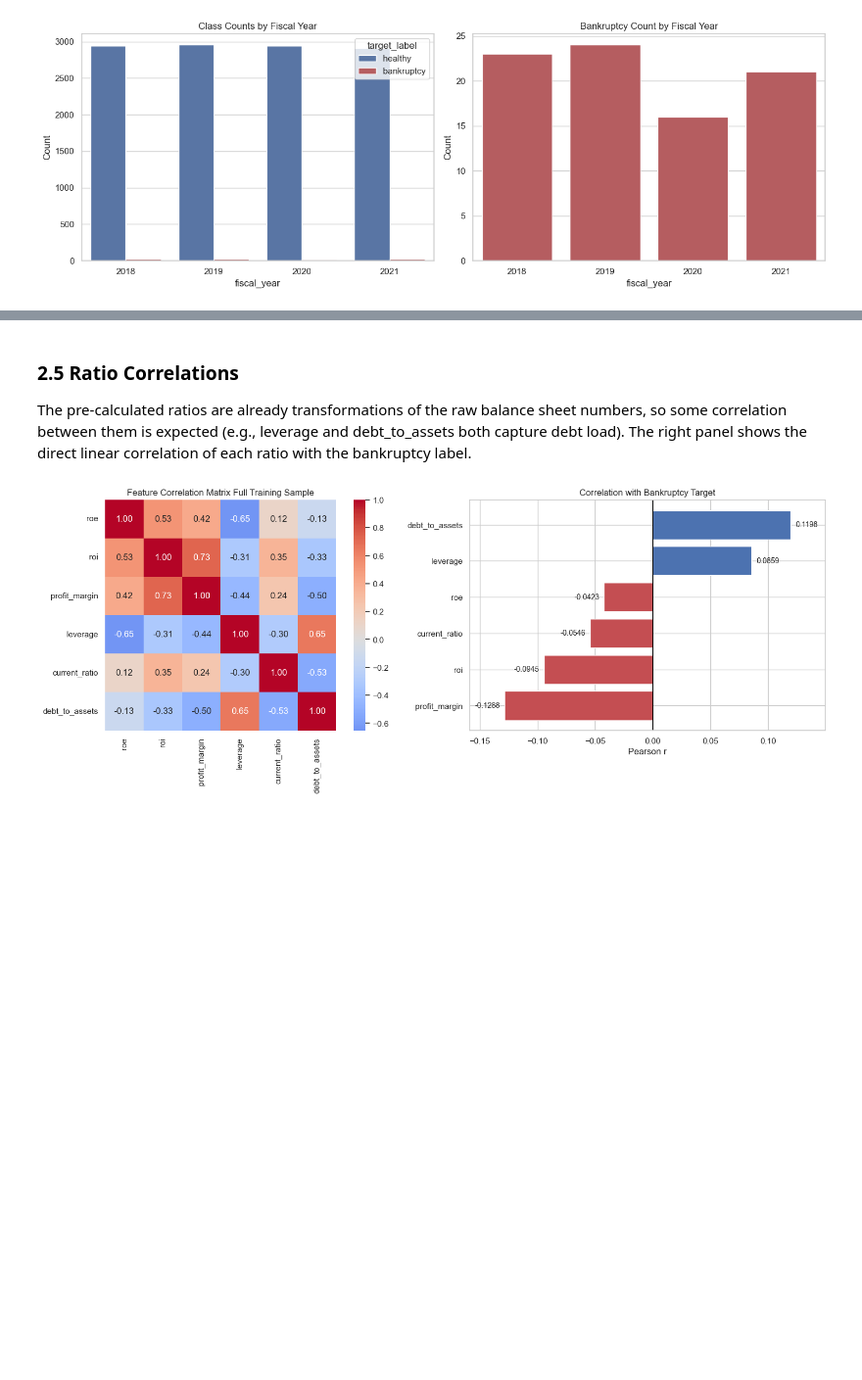
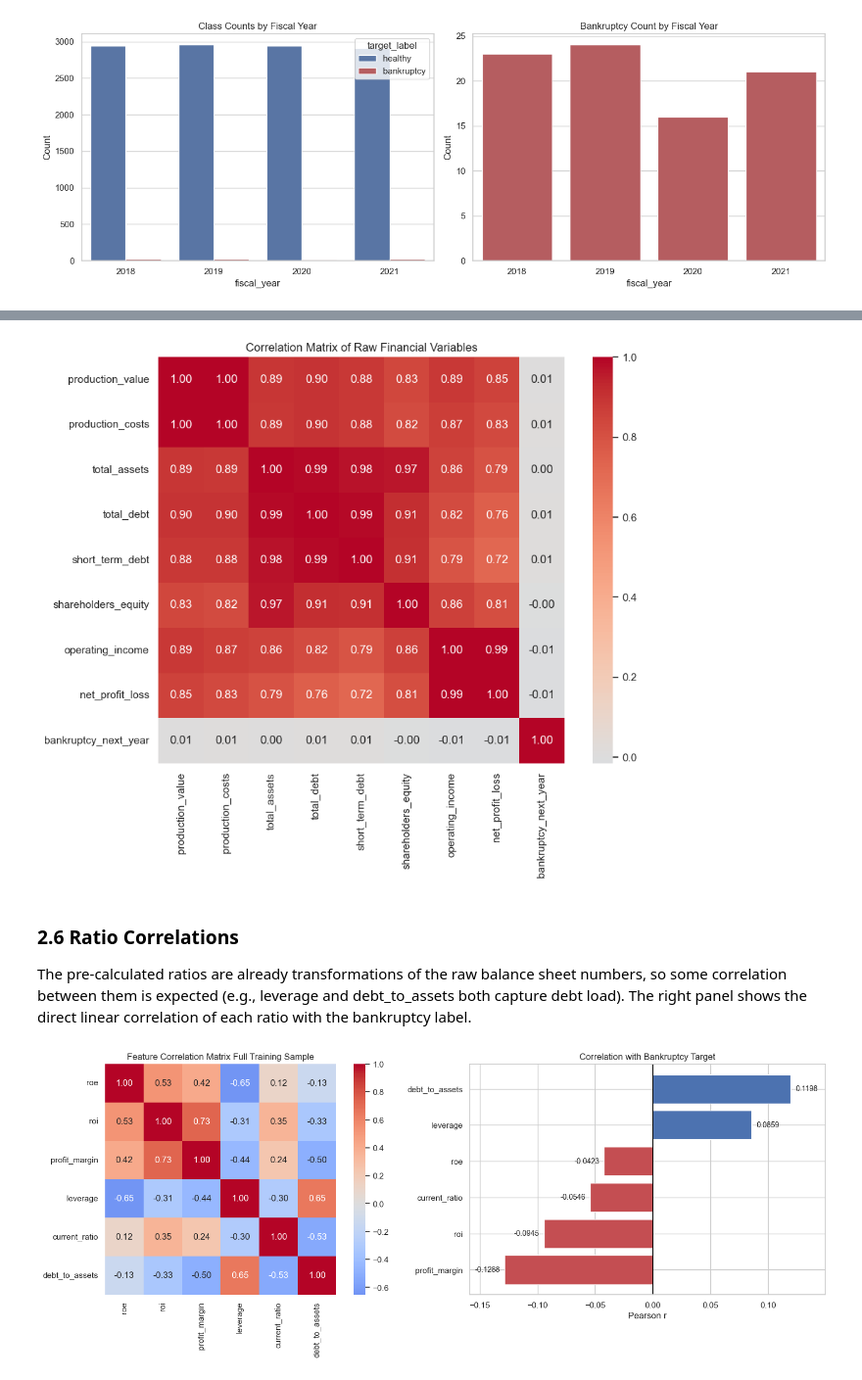
Before and after one commit to deniztaylan06/Expert_AI_project, a Jupyter notebook: notebook/expertai_group6.ipynb, the cells around one changed output, grey strips where cells are left out. Shown at 98% size. Saved outputs shown, nothing was run; the diff lists cells and outputs as text; code cells hidden in the pictures; blank space fills up the shorter version.

```diff
--- a/notebook/expertai_group6.ipynb
+++ b/notebook/expertai_group6.ipynb
@@ -353,5 +358,28 @@ plt.show()
+# %%
+raw_financial_features = [
+    "production_value",
+    "production_costs",
+    "total_assets",
+    "total_debt",
+    "short_term_debt",
+    "shareholders_equity",
+    "operating_income",
+    "net_profit_loss",
+    "bankruptcy_next_year"
+]
+
+raw_financial_corr = eda_df[raw_financial_features].corr(numeric_only=True)
+
+plt.figure(figsize=(10, 8))
+sns.heatmap(raw_financial_corr, annot=True, fmt=".2f", cmap="coolwarm", center=0, square=True)
+plt.title("Correlation Matrix of Raw Financial Variables")
+plt.tight_layout()
+plt.savefig("../images/financial_correlations.png", bbox_inches="tight", dpi=150)
+plt.show()
+# %% [output]
+[figure, added]
 # %% [markdown]
-### 2.5 Ratio Correlations
+### 2.6 Ratio Correlations
 
 The pre-calculated ratios are already transformations of the raw balance sheet numbers,
 so some correlation between them is expected (e.g., leverage and debt_to_assets both capture debt load).
```
Also changed, not shown: parts of 12 cells of this notebook, 1 other file.
